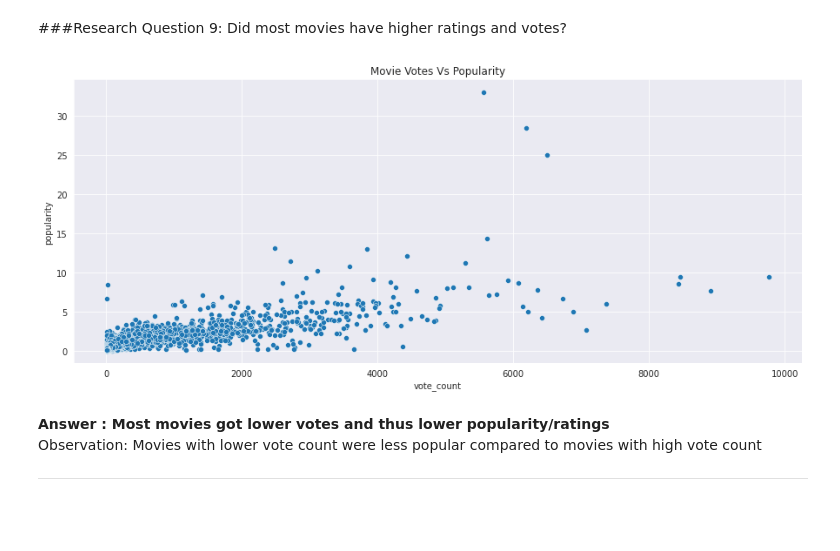
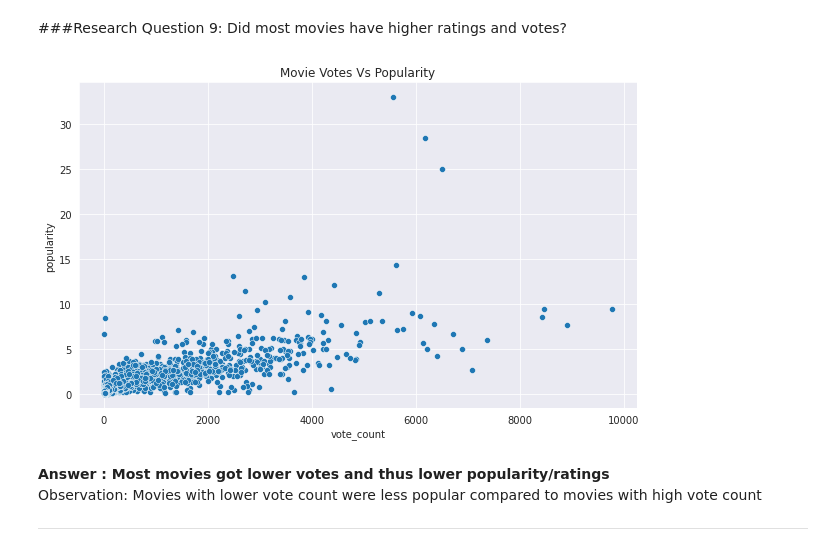
Before and after one commit to FMurunga/IDMb-Movies-Data-Investigation-Project, a Jupyter notebook: TDMb_Dataset_Analysis_Project.ipynb, the cells around one changed output. Drawn from its saved outputs; the diff is of its cells as text; code cells hidden in the pictures; blank space fills up the shorter version.

```diff
--- a/TDMb_Dataset_Analysis_Project.ipynb
+++ b/TDMb_Dataset_Analysis_Project.ipynb
@@ -628,11 +637,11 @@ observation:  Movie releases increased by decade and also increased rapidly by t
 ###Research Question 9: Did most movies have higher ratings and votes?
 # %%
 #votes and popularity  comparison
-plt.figure(figsize= (15,6))
+plt.figure(figsize= (10,6))
 sns.scatterplot(x=df1['vote_count'],y=df1['popularity']).set_title('Movie Votes Vs Popularity')
 plt.show()
 # %% [output]
-[figure, old version]
+[figure, new version]
 # %% [markdown]
 <b>Answer : Most movies got lower votes and thus lower popularity/ratings</b><br/>
 Observation: Movies with lower vote count were less popular compared to movies with high vote count
```
Also changed, not shown: parts of 17 cells of this notebook.
